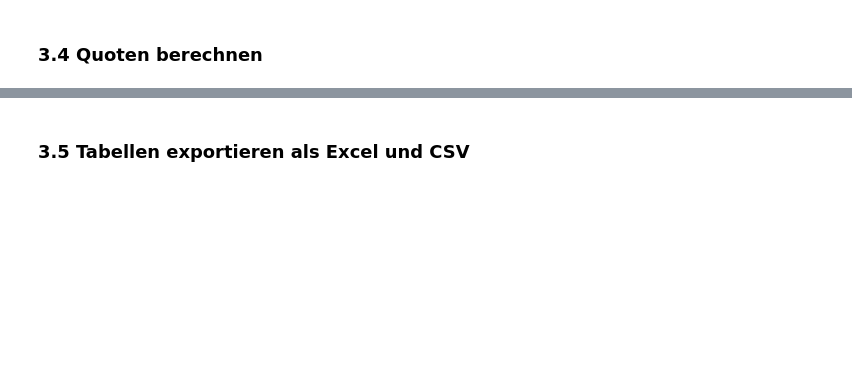
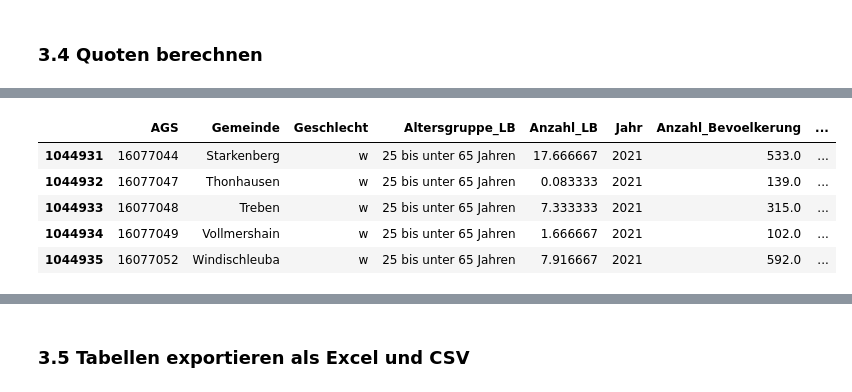
Before and after one commit to tobias-vetterle/mikrokosmos, a Jupyter notebook: aufbereitung_mikrokosmos.ipynb, the cells around one changed output, grey strips where cells are left out. Cells and saved outputs as stored; diff of their text form; code cells hidden in the pictures; blank space fills up the shorter version.

```diff
--- a/aufbereitung_mikrokosmos.ipynb
+++ b/aufbereitung_mikrokosmos.ipynb
@@ -444,8 +419,6 @@ merged_elb_schulabschl_2021.head()
 # %% [markdown]
 ### 3.2 Ergebnistabellen stapeln
 # %%
-stacked_lb_bev = pd.concat([merged_lb_bev_2014, merged_lb_bev_2018, merged_lb_bev_2021], ignore_index=True)
-
-stacked_elb_schulabschl = pd.concat([merged_elb_schulabschl_2014, merged_elb_schulabschl_2018, merged_elb_schulabschl_2021], ignore_index=True)
-
-stacked_elb_berufsausb = pd.concat([merged_elb_berufsausb_2014, merged_elb_berufsausb_2018, merged_elb_berufsausb_2021], ignore_index=True)
+stacked_lb_bev = pd.concat([merged_lb_bev_2014, merged_lb_bev_2015, merged_lb_bev_2016, merged_lb_bev_2017, merged_lb_bev_2018, merged_lb_bev_2019, merged_lb_bev_2020, merged_lb_bev_2021], ignore_index=True)
+stacked_elb_schul = pd.concat([ELB_arbeitssuchend_nach_Schulabschluessen_2014, ELB_arbeitssuchend_nach_Schulabschluessen_2015, ELB_arbeitssuchend_nach_Schulabschluessen_2016, ELB_arbeitssuchend_nach_Schulabschluessen_2017, ELB_arbeitssuchend_nach_Schulabschluessen_2018, ELB_arbeitssuchend_nach_Schulabschluessen_2019, ELB_arbeitssuchend_nach_Schulabschluessen_2020, ELB_arbeitssuchend_nach_Schulabschluessen_2021], ignore_index=True)
+stacked_elb_beruf = pd.concat([ELB_arbeitssuchend_nach_Berufsausbildung_2014, ELB_arbeitssuchend_nach_Berufsausbildung_2015, ELB_arbeitssuchend_nach_Berufsausbildung_2016, ELB_arbeitssuchend_nach_Berufsausbildung_2017, ELB_arbeitssuchend_nach_Berufsausbildung_2018, ELB_arbeitssuchend_nach_Berufsausbildung_2019, ELB_arbeitssuchend_nach_Berufsausbildung_2020, ELB_arbeitssuchend_nach_Berufsausbildung_2021], ignore_index=True)
@@ -467,17 +436,11 @@ array(['15 bis unter 18 Jahren18 bis unter 25 Jahren25 bis unter 65 Jahren'],
 ### 3.3 Ergebnistabellen Spalten umbennen
 # %%
 # Umbenennungen im DataFrame "stacked_lb_bev"
-stacked_lb_bev = stacked_lb_bev.rename(columns={"Anzahl_Bevoelkerung": "Anzahl_Bevoelkerung_u65",
-                                                "Altersgruppe_x": "Altersgruppe_LB",
+stacked_lb_bev = stacked_lb_bev.rename(columns={"Altersgruppe": "Altersgruppe_LB",
                                                 "Anzahl": "Anzahl_LB"})
-stacked_lb_bev = stacked_lb_bev.drop(columns="Altersgruppe_y")
 
-# Umbenennungen im DataFrame "stacked_elb_schulabschl"
-stacked_elb_schulabschl = stacked_elb_schulabschl.rename(columns={"Anzahl_Bevoelkerung": "Anzahl_Bevoelkerung_15_bis_u65",
-                                                                  "Anzahl": "Anzahl_ELB"})
-stacked_elb_schulabschl = stacked_elb_schulabschl.drop(columns="Altersgruppe")
+# Umbenennungen im DataFrame "stacked_elb_schul"
+stacked_elb_schul = stacked_elb_schul.rename(columns={"arbeitsuchende ELB insgesamt": "arbeitsuchende_elb_insgesamt"})
 
-# Umbenennungen im DataFrame "stacked_elb_berufsausb"
-stacked_elb_berufsausb = stacked_elb_berufsausb.rename(columns={"Anzahl_Bevoelkerung": "Anzahl_Bevoelkerung_15_bis_u65",
-                                                                "Anzahl": "Anzahl_ELB"})
-stacked_elb_berufsausb = stacked_elb_berufsausb.drop(columns="Altersgruppe")
+# Umbenennungen im DataFrame "stacked_elb_beruf"
+stacked_elb_beruf = stacked_elb_beruf.rename(columns={"arbeitsuchende ELB insgesamt": "arbeitsuchende_elb_insgesamt"})
@@ -493,7 +457,2 @@ stacked_elb_berufsausb.head()
 # %% [markdown]
 ### 3.4 Quoten berechnen
-# %%
-# Berechnung der SGB2-Quote (%)
-
-stacked_lb_bev["SGB2-Quote (%)"] = (stacked_lb_bev["Anzahl_LB"] / stacked_lb_bev["Anzahl_Bevoelkerung_u65"]) * 100
-stacked_lb_bev.tail()
@@ -528,0 +459,16 @@ stacked_elb_schulabschl.tail()
+# %%
+# Bevoelkerungsdaten enthalten Zeilen, in denen die jeweilige Bevoelkerung = 0 ist; daher Zeilen mit Bevoelkerung = 0 aus Bevoelkerungsdaten entfernen, um Teilen durch 0 bei der Berechnung der Quote zu verhindern
+stacked_lb_bev = stacked_lb_bev[stacked_lb_bev.Anzahl_Bevoelkerung != 0]
+
+# Berechnung der SGB2-Quote (%)
+stacked_lb_bev["SGB2-Quote (%)"] = (stacked_lb_bev["Anzahl_LB"] / stacked_lb_bev["Anzahl_Bevoelkerung"]) * 100
+
+# Daten inspizieren
+stacked_lb_bev.tail()
+# %% [output]
+|  | AGS | Gemeinde | Geschlecht | Altersgruppe_LB | Anzahl_LB | Jahr | Anzahl_Bevoelkerung | ... |
+| 1044931 | 16077044 | Starkenberg | w | 25 bis unter 65 Jahren | 17.666667 | 2021 | 533.0 | ... |
+| 1044932 | 16077047 | Thonhausen | w | 25 bis unter 65 Jahren | 0.083333 | 2021 | 139.0 | ... |
+| 1044933 | 16077048 | Treben | w | 25 bis unter 65 Jahren | 7.333333 | 2021 | 315.0 | ... |
+| 1044934 | 16077049 | Vollmershain | w | 25 bis unter 65 Jahren | 1.666667 | 2021 | 102.0 | ... |
+| 1044935 | 16077052 | Windischleuba | w | 25 bis unter 65 Jahren | 7.916667 | 2021 | 592.0 | ... |
```
Also changed, not shown: parts of 30 cells of this notebook.
